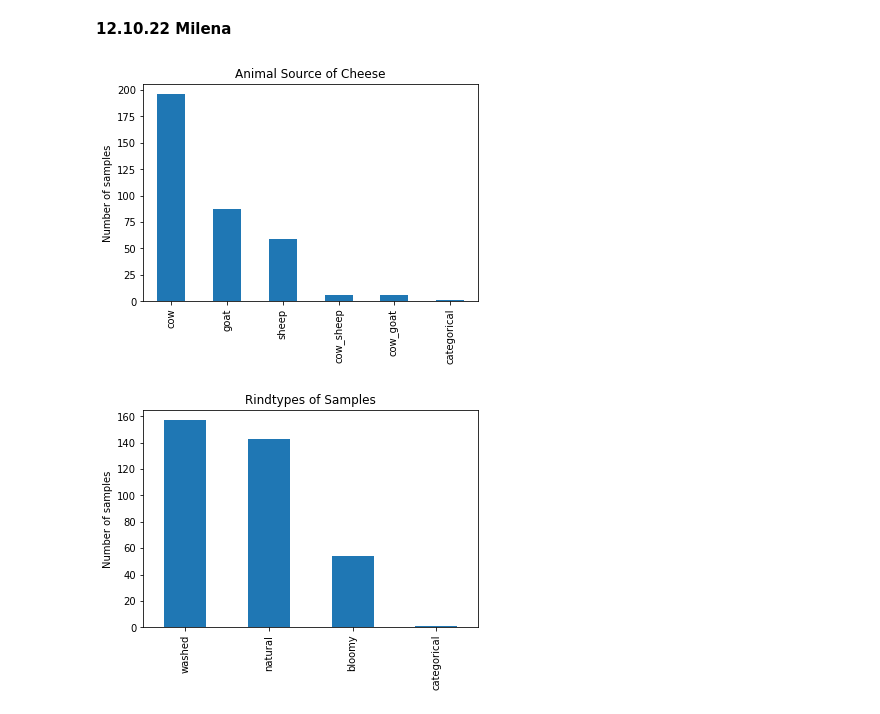
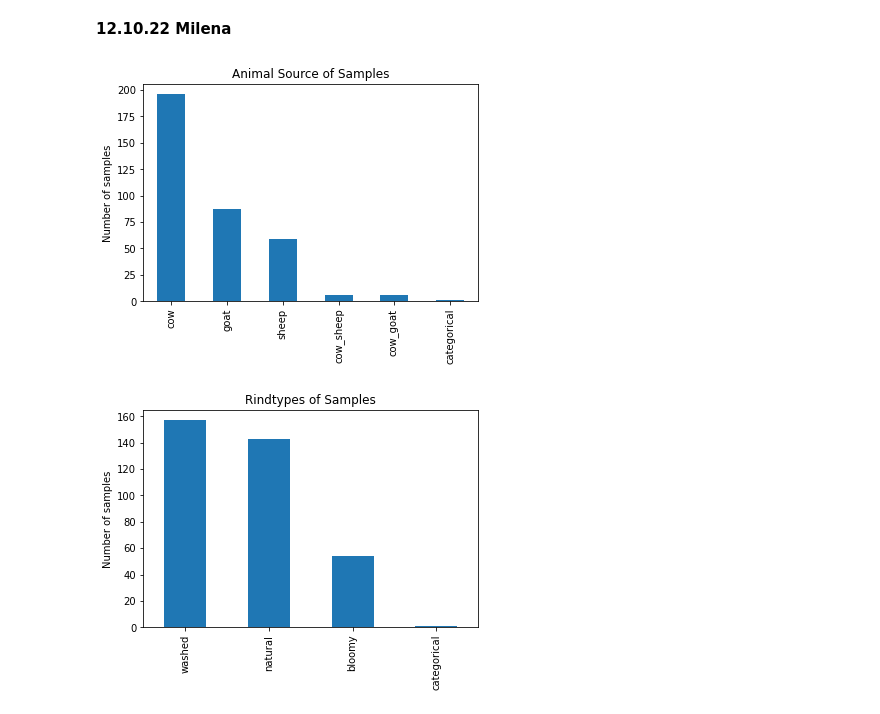
Before and after one commit to besutter1/Cheez-Eyez, a Jupyter notebook: metadata.ipynb, the cells around one changed output. Saved outputs shown, nothing was run; the diff lists cells and outputs as text; code cells hidden in the pictures.

```diff
--- a/metadata.ipynb
+++ b/metadata.ipynb
@@ -66,10 +66,10 @@ import matplotlib.pyplot as plt
 # %%
 df_metadata['animal_source'].value_counts().plot(kind='bar')
 plt.ylabel('Number of samples')
-plt.title('Animal Source of Cheese')
+plt.title('Animal Source of Samples')
 plt.show()
 # %% [output]
-[figure, old version]
+[figure, new version]
 # %%
 df_metadata['rindtype'].value_counts().plot(kind='bar')
 plt.ylabel('Number of samples')
```
Also changed, not shown: parts of 4 cells of this notebook.
